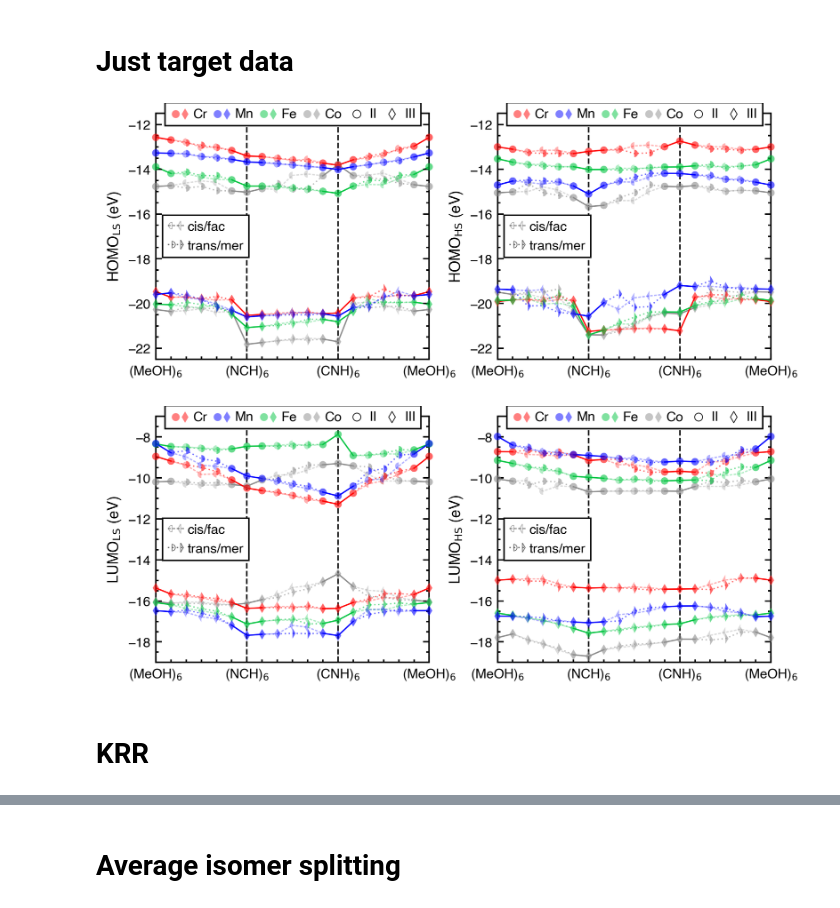
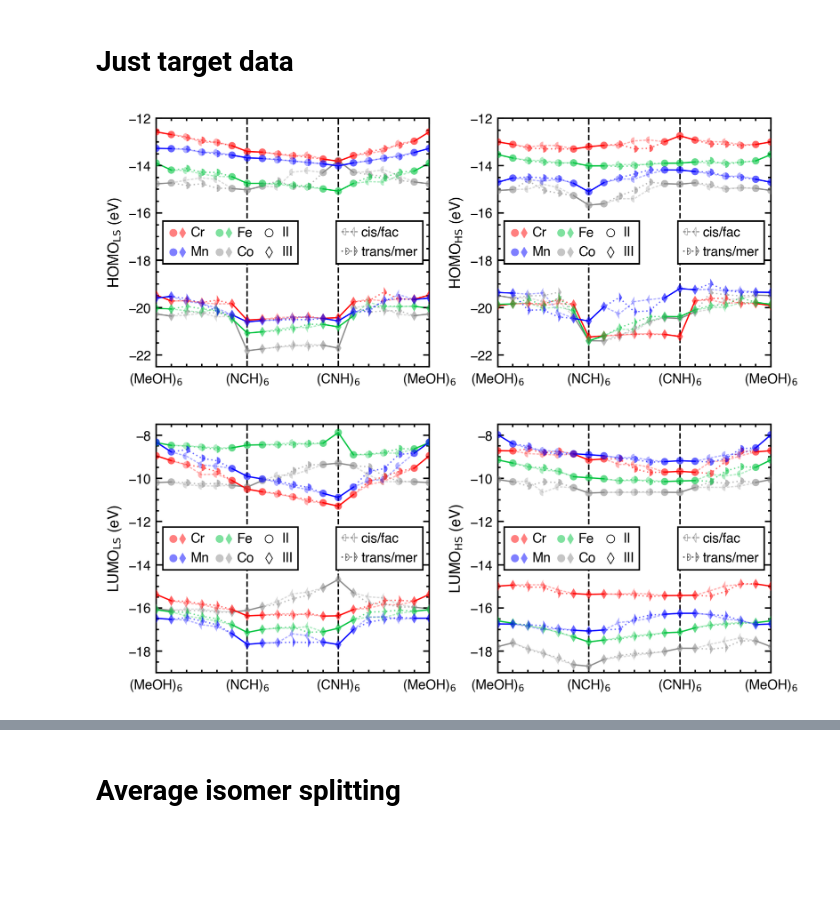
Before and after one commit to hjkgrp/many_body_ml, a Jupyter notebook: scripts_and_notebooks/plotting/interpolation_plot_orbitals.ipynb, the cells around one changed output, grey strips where cells are left out. Drawn from its saved outputs; the diff is of its cells as text; code cells hidden in the pictures; blank space fills up the shorter version.

Commit message:
Interpolation plots for HOMO LS

```diff
--- a/scripts_and_notebooks/plotting/interpolation_plot_orbitals.ipynb
+++ b/scripts_and_notebooks/plotting/interpolation_plot_orbitals.ipynb
@@ -330,0 +356,7 @@ def two_metal_plot(cores_to_plot, experiments, **kwargs):
+# %%
+fig, _ = prediction_plot(
+    ["mn", "co"],
+    nn_experiments, model_prefix="NN ",
+    lowerlim=-22.5, upperlim=-12.5
+)
+fig.savefig("plots/interpolation_plot_homo_ls_nn_2.pdf")
@@ -340,8 +374,8 @@ def target_data_plot(ls_key, ylim=(-25, -5), base_label="HOMO"):
             wspace=0.25,
             left=0.08,
             right=0.95,
-            top=0.95,
-            bottom=0.08,
+            top=0.97,
+            bottom=0.09,
         ),
     )
 
@@ -349,7 +383,7 @@ def target_data_plot(ls_key, ylim=(-25, -5), base_label="HOMO"):
     alpha_cis = 0.3
     alpha_trans = alpha
     scatter_kwargs = {
-        "clip_on": False,
+        #"clip_on": False,
         "zorder": 3,
         "alpha": alpha,
         "s": 25,
@@ -405,31 +439,29 @@ def target_data_plot(ls_key, ylim=(-25, -5), base_label="HOMO"):
             legend_kwargs={
                 "handletextpad": 0.2,
                 "columnspacing": 0.4,
-                "loc": "upper left",
-                "bbox_to_anchor": (0.01, 1.07),
+                "loc": "center left",
+                "ncols": 3,
             },
         )
         isomer_legend(
             ax,
             alpha_cis=alpha_cis,
             alpha_trans=alpha_trans,
-            legend_kwargs={"loc": "center left"},
+            legend_kwargs={"loc": "center right"},
         )
         ax.add_artist(legend)
     return fig, axes
 # %%
-fig, _ = target_data_plot(ls_key="energetic_homo_ls_eV", ylim=(-22.5, -11.5))
+fig, _ = target_data_plot(ls_key="energetic_homo_ls_eV", ylim=(-22.5, -12))
 
 fig.savefig("plots/interpolation_plot_homo.pdf")
 # %% [output]
-[figure, old version]
+[figure, new version]
 # %%
 fig, _ = target_data_plot(
-    ls_key="energetic_lumo_ls_eV", ylim=(-19.0, -7.0), base_label="LUMO"
+    ls_key="energetic_lumo_ls_eV", ylim=(-19.0, -7.5), base_label="LUMO"
 )
 
 fig.savefig("plots/interpolation_plot_lumo.pdf")
 # %% [output]
-[figure, old version]
+[figure, new version]
-# %% [markdown]
-# KRR
```
Also changed, not shown: parts of 14 cells of this notebook, 7 other files.
